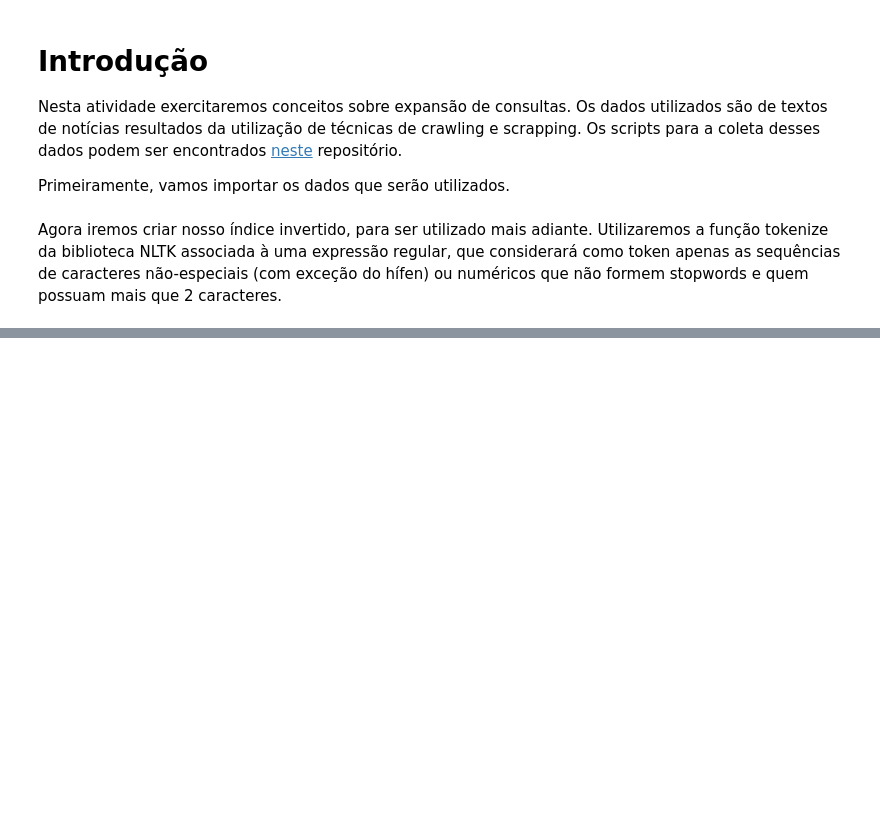
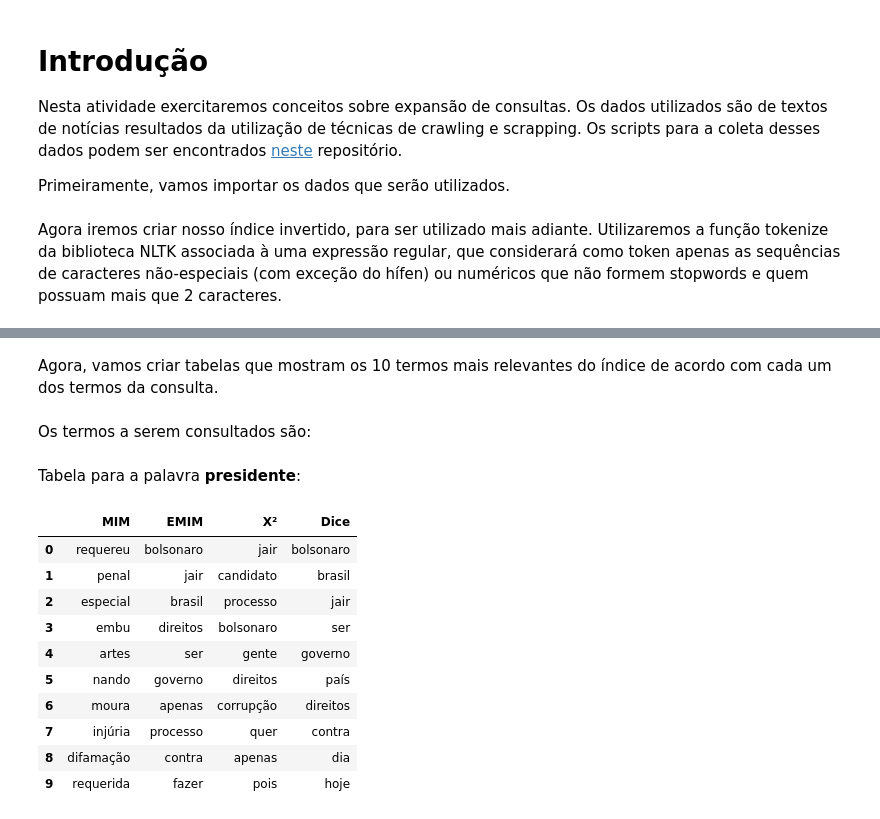
Before and after one commit to valterlucena/recuperacao-informacao, a Jupyter notebook: query-expansion/query_expansion.ipynb, the cells around one changed output, grey strips where cells are left out. Saved outputs shown, nothing was run; the diff lists cells and outputs as text; code cells hidden in the pictures; blank space fills up the shorter version.

```diff
--- a/query-expansion/query_expansion.ipynb
+++ b/query-expansion/query_expansion.ipynb
@@ -309,0 +148,46 @@ pd.DataFrame(data)
+# %% [markdown]
+Agora, vamos criar tabelas que mostram os 10 termos mais relevantes do índice de acordo com cada um dos termos da consulta.
+# %%
+'''
+  Cria uma lista de tuplas contendo o valor de uma determinada métrica para um
+  posting
+'''
+def build_metric_list(termo, index, metric):
+  pairs = []
+  n = total_docs(index)
+  for posting in index.keys():
+    if posting != termo:
+      if metric == 'mim':
+        metric_value = mutual_information(termo, posting, index)
+      elif metric == 'emim':
+        metric_value = expected_mutual_information(termo, posting, index, n)
+      elif metric == 'chi-square':
+        metric_value = chi_square(termo, posting, index, n)
+      elif metric == 'dice':
+        metric_value = dice_coefficient(termo, posting, index)
+      pairs.append((posting, metric_value))
+  pairs = sorted(pairs, key = lambda x: x[1], reverse=True)
+  return pairs
+
+def build_term_metrics(termo, index):
+  metricas = {}
+  metricas['mim'] = build_metric_list(termo, index, 'mim')
+  metricas['emim'] = build_metric_list(termo, index, 'emim')
+  metricas['chi-square'] = build_metric_list(termo, index, 'chi-square')
+  metricas['dice'] = build_metric_list(termo, index, 'dice')
+  return metricas
+
+'''
+  Constrói um dataframe com o top 10 de palavras mais associadas à um termo de
+  acordo com cada uma das métricas
+'''
+def build_table(termo, index):
+  metricas = build_term_metrics(termo, index)
+  mim = [k for k,_ in metricas['mim'][0:10]]
+  emim = [k for k,_ in metricas['emim'][0:10]]
+  chi_square = [k for k,_ in metricas['chi-square'][0:10]]
+  dice = [k for k,_ in metricas['dice'][0:10]]
+  data = {'MIM': mim, 'EMIM': emim, 'X²': chi_square, 'Dice': dice}
+  return data
+# %% [markdown]
+Os termos a serem consultados são:
@@ -309,0 +196,16 @@ pd.DataFrame(data)
+# %% [markdown]
+Tabela para a palavra **presidente**:
+# %%
+pd.DataFrame(build_table(termos[0], index))
+# %% [output]
+|  | MIM | EMIM | X² | Dice |
+| 0 | requereu | bolsonaro | jair | bolsonaro |
+| 1 | penal | jair | candidato | brasil |
+| 2 | especial | brasil | processo | jair |
+| 3 | embu | direitos | bolsonaro | ser |
+| 4 | artes | ser | gente | governo |
+| 5 | nando | governo | direitos | país |
+| 6 | moura | apenas | corrupção | direitos |
+| 7 | injúria | processo | quer | contra |
+| 8 | difamação | contra | apenas | dia |
+| 9 | requerida | fazer | pois | hoje |
```
Also changed, not shown: parts of 40 cells of this notebook.
